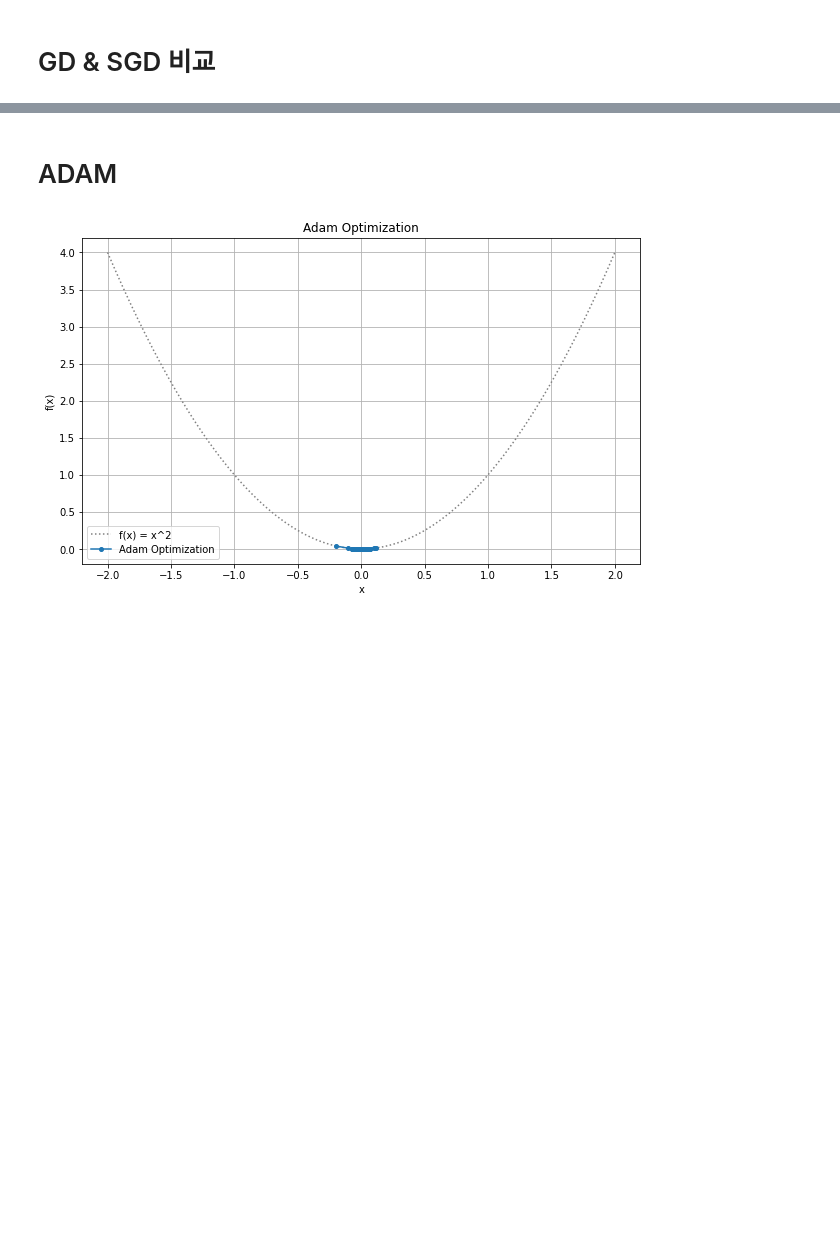
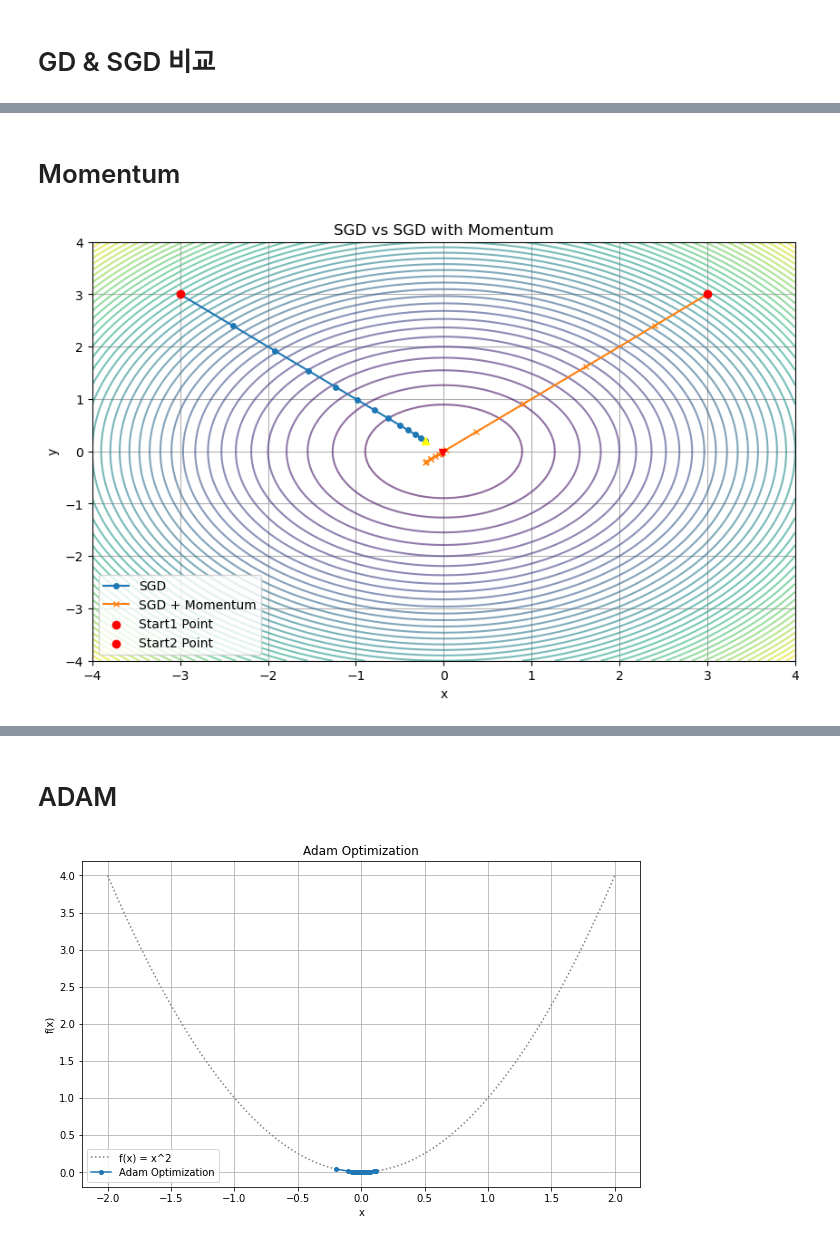
Before and after one commit to toughhyeok/DL-low-code, a Jupyter notebook: optimizer/SGD_GD.ipynb, the cells around one changed output, grey strips where cells are left out. Drawn from its saved outputs; the diff is of its cells as text; code cells hidden in the pictures; blank space fills up the shorter version.

Commit message:
Momentum & NAG 추가...

```diff
--- a/optimizer/SGD_GD.ipynb
+++ b/optimizer/SGD_GD.ipynb
@@ -212,0 +270,72 @@ plt.show()
+# %% [markdown]
+# Momentum
+# %%
+import numpy as np
+import matplotlib.pyplot as plt
+
+# 목표 함수 및 기울기 정의
+def function(x, y):
+    return x**2 + y**2
+
+def gradient(x, y):
+    return np.array([2 * x, 2 * y])
+
+# SGD 구현
+def sgd(start, grad_func, lr=0.1, steps=50):
+    x, y = start
+    path = [(x, y)]
+    for _ in range(steps):
+        grad = grad_func(x, y)
+        x -= lr * grad[0]
+        y -= lr * grad[1]
+        path.append((x, y))
+    return path
+
+# SGD + Momentum 구현
+def sgd_with_momentum(start, grad_func, lr=0.1, momentum=0.9, steps=50):
+    x, y = start
+    v_x, v_y = 0, 0  # 속도 초기화
+    path = [(x, y)]
+    for _ in range(steps):
+        grad = grad_func(x, y)
+        # 속도 업데이트
+        v_x = momentum * v_x - lr * grad[0]
+        v_y = momentum * v_y - lr * grad[1]
+        # 파라미터 업데이트
+        x += v_x
+        y += v_y
+        path.append((x, y))
+    return path
+
+# 초기화
+start_point1 = (-3, 3)
+start_point2 = (3, 3)
+learning_rate = 0.1
+steps = 12
+
+# 경로 계산
+path_sgd = sgd(start_point1, gradient, lr=learning_rate, steps=steps)
+path_momentum = sgd_with_momentum(start_point2, gradient, lr=learning_rate, momentum=0.5, steps=steps)
+
+# 시각화
+x_vals = np.linspace(-4, 4, 100)
+y_vals = np.linspace(-4, 4, 100)
+X, Y = np.meshgrid(x_vals, y_vals)
+Z = function(X, Y)
+
+plt.figure(figsize=(10, 6))
+plt.contour(X, Y, Z, levels=50, cmap='viridis', alpha=0.6)
+plt.plot(*zip(*path_sgd), label="SGD", marker="o", markersize=4)
+plt.plot(*zip(*path_momentum), label="SGD + Momentum", marker="x", markersize=4)
+plt.scatter(*start_point1, color="red", label="Start1 Point", zorder=5)
+plt.scatter(*start_point2, color="red", label="Start2 Point", zorder=5)
+plt.plot(*path_sgd[-1], marker='^', color='yellow')
+plt.plot(*path_momentum[-1], marker='v', color='red')
+plt.legend()
+plt.title("SGD vs SGD with Momentum")
+plt.xlabel("x")
+plt.ylabel("y")
+plt.grid(True)
+plt.show()
+# %% [output]
+[figure, added]
```
Also changed, not shown: parts of 13 cells of this notebook, 1 other file.
